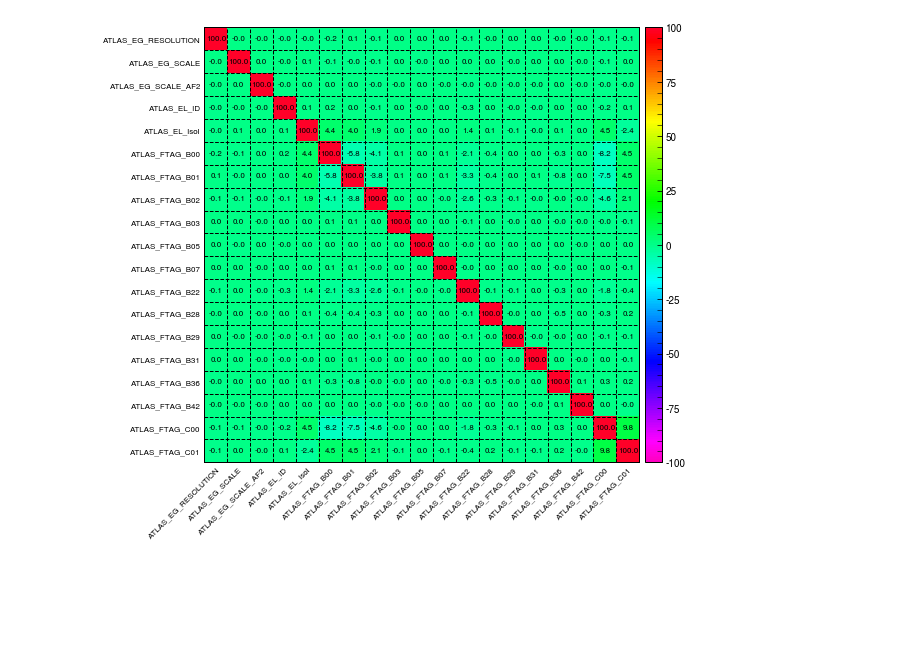
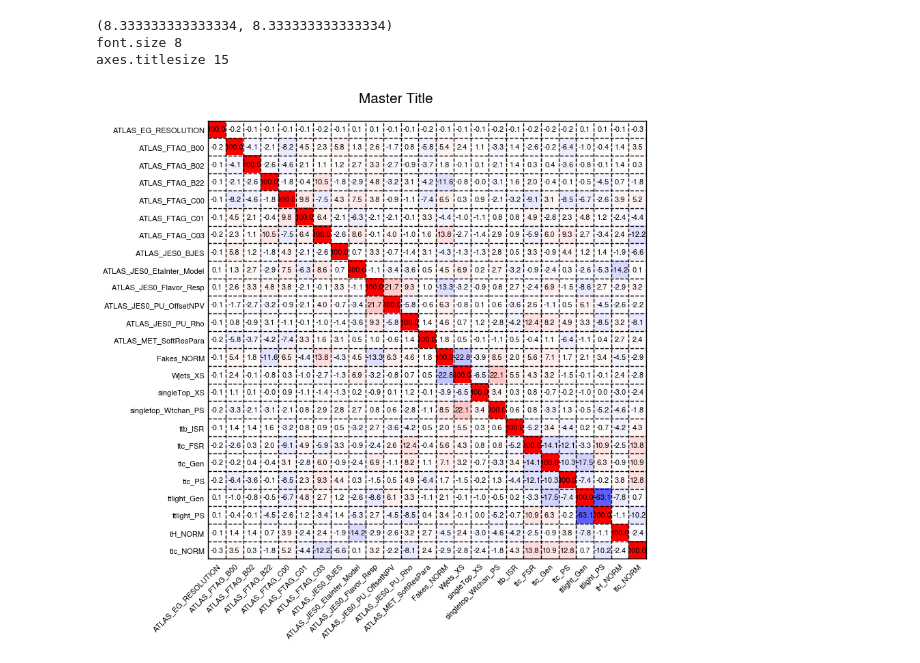
Before and after one commit to MoAly98/Pythium, a Jupyter notebook: plotting_misc/pythcorrmatrix_test.ipynb, the cells around one changed output. Saved outputs shown, nothing was run; the diff lists cells and outputs as text; code cells hidden in the pictures; blank space fills up the shorter version.

Commit message:
Various improvements on all plots

```diff
--- a/plotting_misc/pythcorrmatrix_test.ipynb
+++ b/plotting_misc/pythcorrmatrix_test.ipynb
@@ -8,6 +4,5 @@ import boost_histogram as bh
 # %%
 data = corrmatrix_parser("CorrelationMatrix.yaml")
-data = data.iloc[0:19, 0:19] # this will be implemented inside class
 # %%
 from plot_classes import EmptyPlot
 
@@ -99,7 +131,11 @@ class PythCMatrix(EmptyPlot):
 # %%
-obj = PythCMatrix(size=(8,8))
-obj.fill(data)
-obj.set_color(colormap='gist_rainbow', reverse=True)
-obj.display(set_cbar=True)
+obj = PythCMatrix(data, 0.001, title="Master Title")
+obj.set_color(colormap='bwr')
+# cmap list: https://matplotlib.org/stable/tutorials/colors/colormaps.html
+obj.display(set_cbar=False)
+# obj.show_content()
 # %% [output]
+(8.333333333333334, 8.333333333333334)
+font.size 8
+axes.titlesize 15
-[figure, old version]
+[figure, new version]
```
Also changed, not shown: parts of 2 cells of this notebook, 4 other files.
